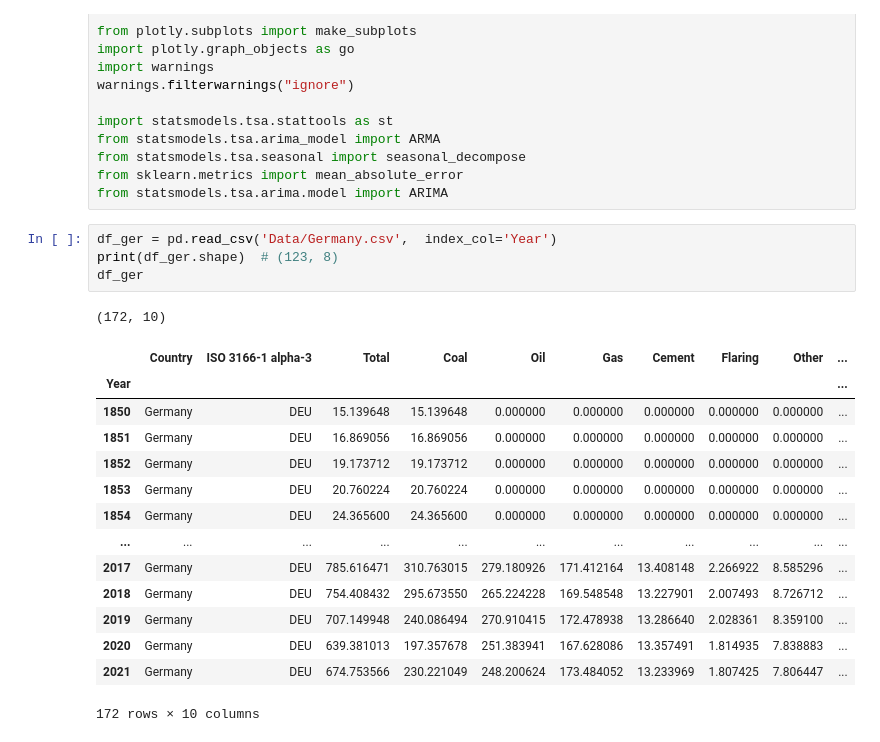
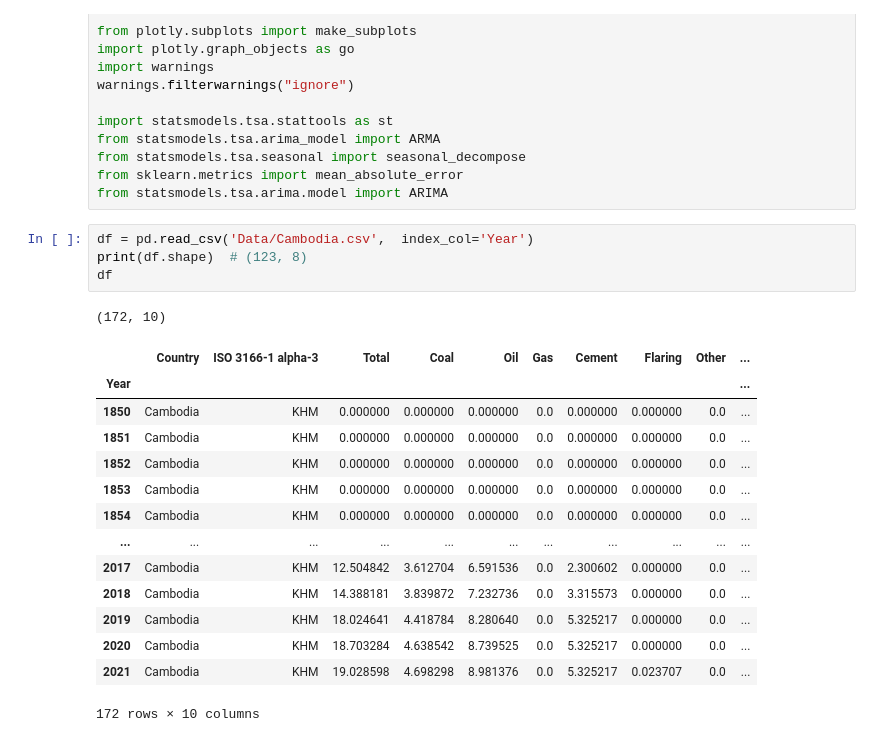
Before and after one commit to danilogiarlini/Global-CO2-Emission-Forecasting, a Jupyter notebook: arima_model.ipynb, the cells around one changed output. Drawn from its saved outputs; the diff is of its cells as text.

```diff
--- a/arima_model.ipynb
+++ b/arima_model.ipynb
@@ -18,24 +18,24 @@ from statsmodels.tsa.seasonal import seasonal_decompose
 from sklearn.metrics import mean_absolute_error
 from statsmodels.tsa.arima.model import ARIMA
 # %%
-df_ger = pd.read_csv('Data/Germany.csv',  index_col='Year')
-print(df_ger.shape)  # (123, 8)
-df_ger
+df = pd.read_csv('Data/Cambodia.csv',  index_col='Year')
+print(df.shape)  # (123, 8)
+df
 # %% [output]
 (172, 10)
 |  | Country | ISO 3166-1 alpha-3 | Total | Coal | Oil | Gas | Cement | Flaring | Other | ... |
 | Year |  |  |  |  |  |  |  |  |  | ... |
-| 1850 | Germany | DEU | 15.139648 | 15.139648 | 0.000000 | 0.000000 | 0.000000 | 0.000000 | 0.000000 | ... |
-| 1851 | Germany | DEU | 16.869056 | 16.869056 | 0.000000 | 0.000000 | 0.000000 | 0.000000 | 0.000000 | ... |
-| 1852 | Germany | DEU | 19.173712 | 19.173712 | 0.000000 | 0.000000 | 0.000000 | 0.000000 | 0.000000 | ... |
-| 1853 | Germany | DEU | 20.760224 | 20.760224 | 0.000000 | 0.000000 | 0.000000 | 0.000000 | 0.000000 | ... |
-| 1854 | Germany | DEU | 24.365600 | 24.365600 | 0.000000 | 0.000000 | 0.000000 | 0.000000 | 0.000000 | ... |
+| 1850 | Cambodia | KHM | 0.000000 | 0.000000 | 0.000000 | 0.0 | 0.000000 | 0.000000 | 0.0 | ... |
+| 1851 | Cambodia | KHM | 0.000000 | 0.000000 | 0.000000 | 0.0 | 0.000000 | 0.000000 | 0.0 | ... |
+| 1852 | Cambodia | KHM | 0.000000 | 0.000000 | 0.000000 | 0.0 | 0.000000 | 0.000000 | 0.0 | ... |
+| 1853 | Cambodia | KHM | 0.000000 | 0.000000 | 0.000000 | 0.0 | 0.000000 | 0.000000 | 0.0 | ... |
+| 1854 | Cambodia | KHM | 0.000000 | 0.000000 | 0.000000 | 0.0 | 0.000000 | 0.000000 | 0.0 | ... |
 | ... | ... | ... | ... | ... | ... | ... | ... | ... | ... | ... |
-| 2017 | Germany | DEU | 785.616471 | 310.763015 | 279.180926 | 171.412164 | 13.408148 | 2.266922 | 8.585296 | ... |
-| 2018 | Germany | DEU | 754.408432 | 295.673550 | 265.224228 | 169.548548 | 13.227901 | 2.007493 | 8.726712 | ... |
-| 2019 | Germany | DEU | 707.149948 | 240.086494 | 270.910415 | 172.478938 | 13.286640 | 2.028361 | 8.359100 | ... |
-| 2020 | Germany | DEU | 639.381013 | 197.357678 | 251.383941 | 167.628086 | 13.357491 | 1.814935 | 7.838883 | ... |
-| 2021 | Germany | DEU | 674.753566 | 230.221049 | 248.200624 | 173.484052 | 13.233969 | 1.807425 | 7.806447 | ... |
+| 2017 | Cambodia | KHM | 12.504842 | 3.612704 | 6.591536 | 0.0 | 2.300602 | 0.000000 | 0.0 | ... |
+| 2018 | Cambodia | KHM | 14.388181 | 3.839872 | 7.232736 | 0.0 | 3.315573 | 0.000000 | 0.0 | ... |
+| 2019 | Cambodia | KHM | 18.024641 | 4.418784 | 8.280640 | 0.0 | 5.325217 | 0.000000 | 0.0 | ... |
+| 2020 | Cambodia | KHM | 18.703284 | 4.638542 | 8.739525 | 0.0 | 5.325217 | 0.000000 | 0.0 | ... |
+| 2021 | Cambodia | KHM | 19.028598 | 4.698298 | 8.981376 | 0.0 | 5.325217 | 0.023707 | 0.0 | ... |
 172 rows × 10 columns
 # %%
 #  plot to see total emission versus year for 'Germany'
```
Also changed, not shown: parts of 9 cells of this notebook.
